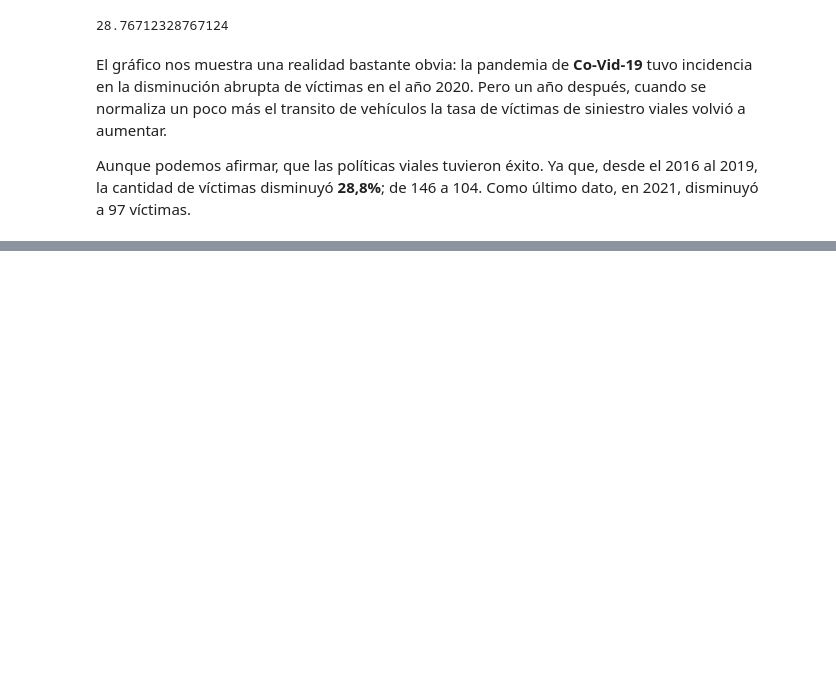
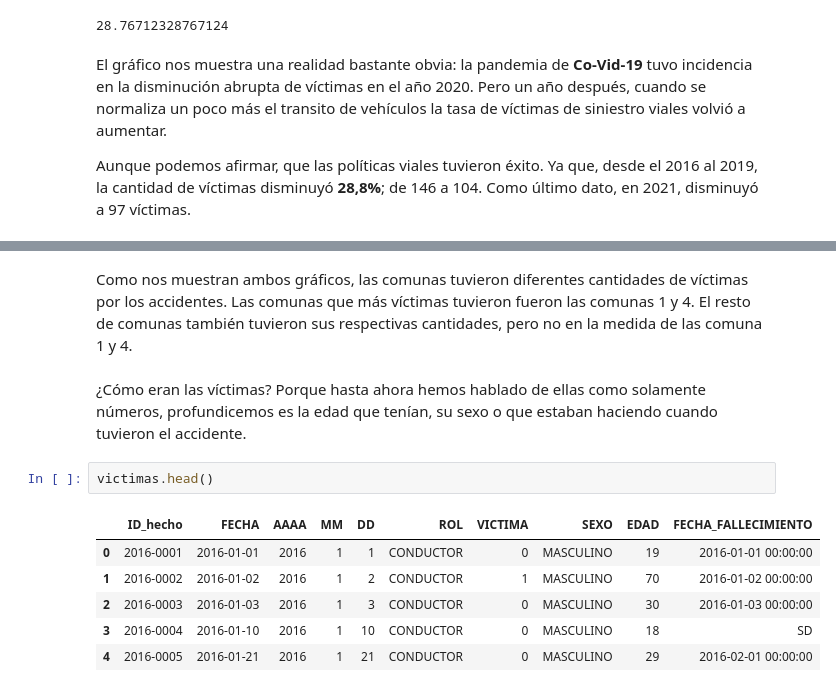
Before and after one commit to Mariagustin-Prg/Siniestros-PIDA, a Jupyter notebook: Exploratory-Data-Analysis.ipynb, the cells around one changed output, grey strips where cells are left out. Saved outputs shown, nothing was run; the diff lists cells and outputs as text; blank space fills up the shorter version.

```diff
--- a/Exploratory-Data-Analysis.ipynb
+++ b/Exploratory-Data-Analysis.ipynb
@@ -242,0 +278,13 @@ Aunque podemos afirmar, que las políticas viales tuvieron éxito. Ya que, desde
+# %% [markdown]
+Como nos muestran ambos gráficos, las comunas tuvieron diferentes cantidades de víctimas por los accidentes. Las comunas que más víctimas tuvieron fueron las comunas 1 y 4. El resto de comunas también tuvieron sus respectivas cantidades, pero no en la medida de las comuna 1 y 4.
+# %% [markdown]
+<p> ¿Cómo eran las víctimas? Porque hasta ahora hemos hablado de ellas como solamente números, profundicemos es la edad que tenían, su sexo o que estaban haciendo cuando tuvieron el accidente.</p>
+# %%
+victimas.head()
+# %% [output]
+|  | ID_hecho | FECHA | AAAA | MM | DD | ROL | VICTIMA | SEXO | EDAD | FECHA_FALLECIMIENTO |
+| 0 | 2016-0001 | 2016-01-01 | 2016 | 1 | 1 | CONDUCTOR | 0 | MASCULINO | 19 | 2016-01-01 00:00:00 |
+| 1 | 2016-0002 | 2016-01-02 | 2016 | 1 | 2 | CONDUCTOR | 1 | MASCULINO | 70 | 2016-01-02 00:00:00 |
+| 2 | 2016-0003 | 2016-01-03 | 2016 | 1 | 3 | CONDUCTOR | 0 | MASCULINO | 30 | 2016-01-03 00:00:00 |
+| 3 | 2016-0004 | 2016-01-10 | 2016 | 1 | 10 | CONDUCTOR | 0 | MASCULINO | 18 | SD |
+| 4 | 2016-0005 | 2016-01-21 | 2016 | 1 | 21 | CONDUCTOR | 0 | MASCULINO | 29 | 2016-02-01 00:00:00 |
```
Also changed, not shown: parts of 10 cells of this notebook.
